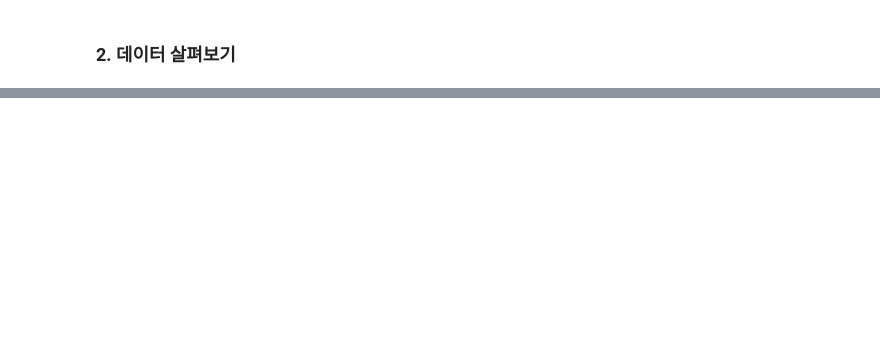
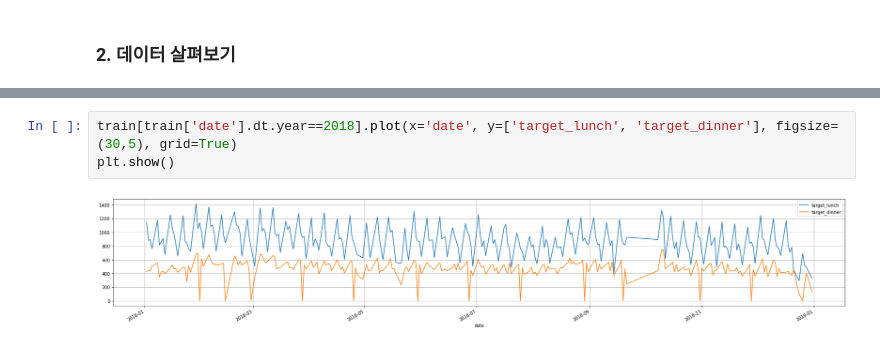
Before and after one commit to hyeon1263/Dacon_Tutorial, a Jupyter notebook: 구내식당_식수인원_예측.ipynb, the cells around one changed output, grey strips where cells are left out. Saved outputs shown, nothing was run; the diff lists cells and outputs as text; blank space fills up the shorter version.

```diff
--- a/구내식당_식수인원_예측.ipynb
+++ b/구내식당_식수인원_예측.ipynb
@@ -148,0 +86,5 @@ submission.to_csv('RandomForest.csv', index=False)
+# %%
+train[train['date'].dt.year==2018].plot(x='date', y=['target_lunch', 'target_dinner'], figsize=(30,5), grid=True)
+plt.show()
+# %% [output]
+[figure, added]
```
Also changed, not shown: parts of 60 cells of this notebook.
